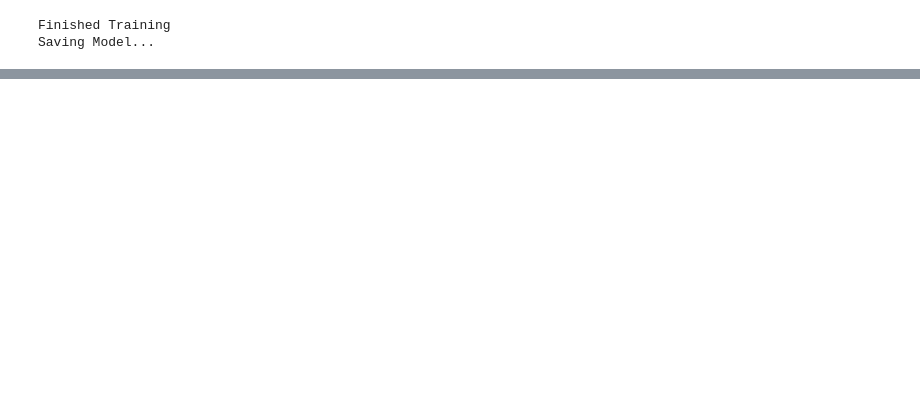
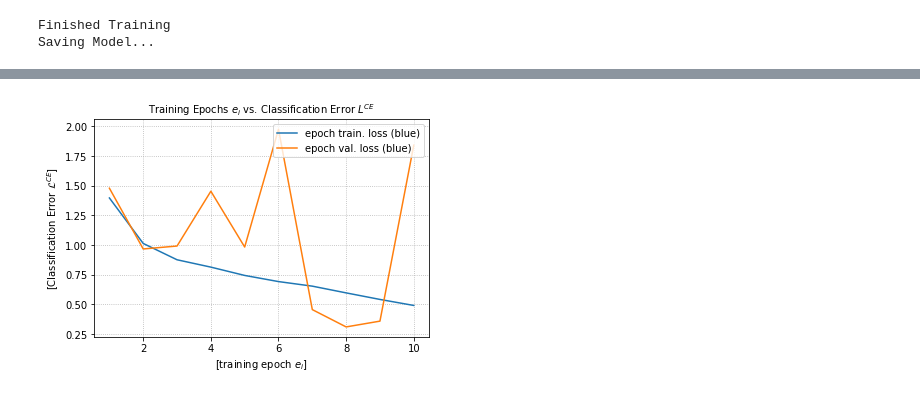
Before and after one commit to AlexanderLontke/ssl-remote-sensing, a Jupyter notebook: notebooks/VAE.ipynb, the cells around one changed output, grey strips where cells are left out. Drawn from its saved outputs; the diff is of its cells as text; code cells hidden in the pictures; blank space fills up the shorter version.

Commit message:
Frist iteration: pretext task + classification & segmentation

```diff
--- a/notebooks/VAE.ipynb
+++ b/notebooks/VAE.ipynb
@@ -619,0 +861,43 @@ WARNING:matplotlib.image:Clipping input data to the valid range for imshow with
+# %%
+from typing import List
+
+def visualize_losses_during_training(
+    train_epoch_losses: List[float], validation_epoch_losses: List[float]
+) -> None:
+    """
+    Visualizes losses gathered during training.
+    :param train_epoch_losses: List containing training loss per epoch
+    :param validation_epoch_losses: List containing validation loss per epoch
+    :return: None
+    """
+    # prepare plot
+    fig = plt.figure()
+    ax = fig.add_subplot(111)
+
+    # add grid
+    ax.grid(linestyle="dotted")
+
+    # plot the training epochs vs. the epochs' classification error
+    ax.plot(
+        np.array(range(1, len(train_epoch_losses) + 1)),
+        train_epoch_losses,
+        label="epoch train. loss (blue)",
+    )
+    ax.plot(
+        np.array(range(1, len(validation_epoch_losses) + 1)),
+        validation_epoch_losses,
+        label="epoch val. loss (blue)",
+    )
+    # add axis legends
+    ax.set_xlabel("[training epoch $e_i$]", fontsize=10)
+    ax.set_ylabel("[Classification Error $\\mathcal{L}^{CE}$]", fontsize=10)
+
+    # set plot legend
+    plt.legend(loc="upper right", numpoints=1, fancybox=True)
+
+    # add plot title
+    plt.title("Training Epochs $e_i$ vs. Classification Error $L^{CE}$", fontsize=10)
+# %%
+visualize_losses_during_training(train_epoch_losses, validation_epoch_losses)
+# %% [output]
+[figure, added]
```
Also changed, not shown: parts of 49 cells of this notebook.
